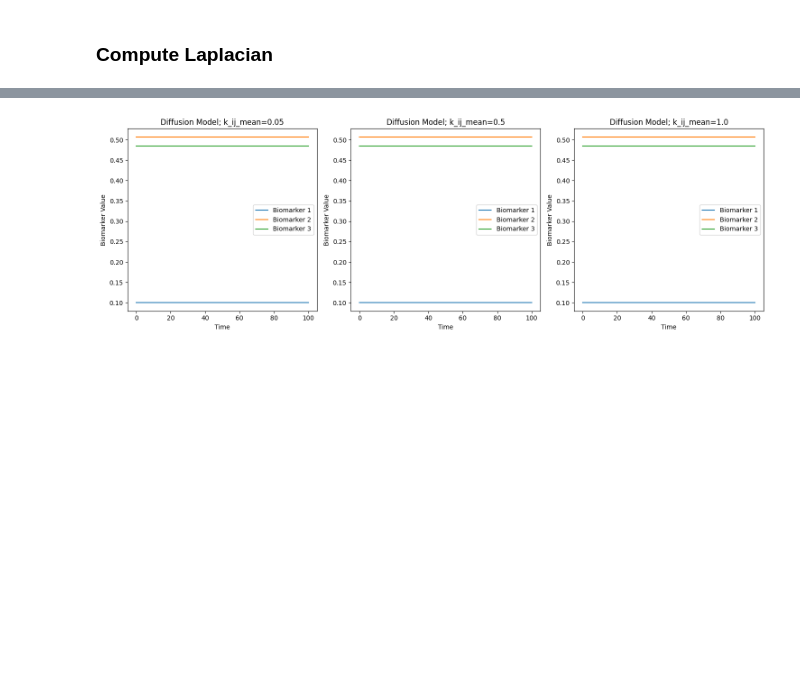
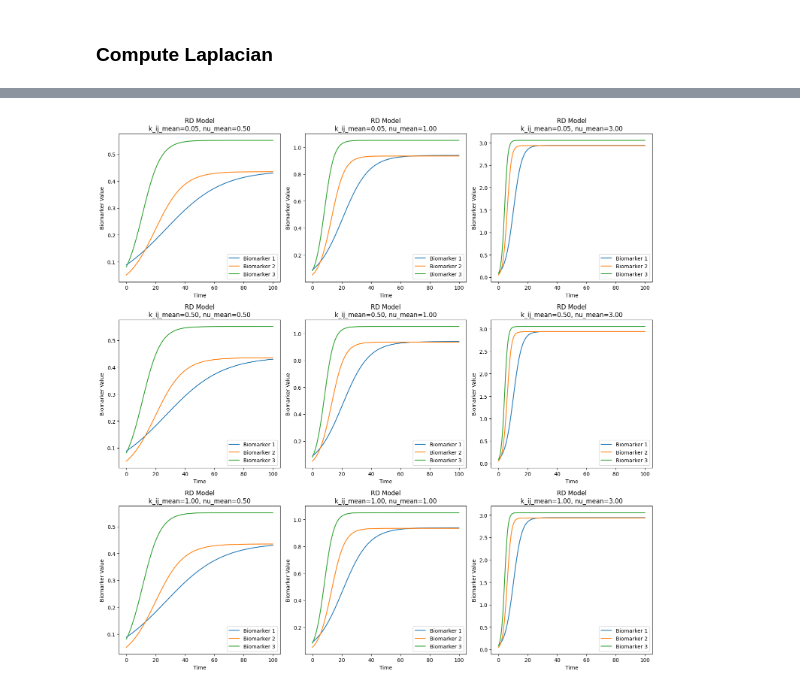
Before and after one commit to LAMCIG/Progression_models_simulations, a Jupyter notebook: notebooks/10.2-Diffusion_investigation.ipynb, the cells around one changed output, grey strips where cells are left out. Saved outputs shown, nothing was run; the diff lists cells and outputs as text; code cells hidden in the pictures; blank space fills up the shorter version.

```diff
--- a/notebooks/10.2-Diffusion_investigation.ipynb
+++ b/notebooks/10.2-Diffusion_investigation.ipynb
@@ -51,7 +53,7 @@ def random_zero_diagonal_matrix(size, random_state = 10):
     np.fill_diagonal(A, 0)
     return A
 
-def binary_zero_diagonal_matrix(size):
+def binary_fully_connected(size):
     """Generates an adjacency matrix with zero diagonal."""
     A = np.ones([size, size])
     np.fill_diagonal(A, 0)
@@ -64,12 +66,6 @@ def tridiagonal_matrix(size):
     np.fill_diagonal(A[1:, :-1], 1)
     return A
 
-def generate_laplacian_matrix(A):
-    """Generates the Laplacian matrix from the adjacency matrix as described by Garbarino."""
-    degree_matrix = np.diag(np.sum(A, axis=1))
-    laplacian_matrix = degree_matrix - A
-    return laplacian_matrix
-
 def binary_random_connections(size, max_connections, random_state=42):
     rng = np.random.RandomState(random_state)
     A = np.zeros((size, size), dtype=int)
@@ -78,6 +74,12 @@ def binary_random_connections(size, max_connections, random_state=42):
         A[i, connections] = 1
     np.fill_diagonal(A, 0)
     return A
+
+def compute_laplacian_matrix(A):
+    """Generates the Laplacian matrix from the adjacency matrix as described by Garbarino."""
+    degree_matrix = np.diag(np.sum(A, axis=1))
+    laplacian_matrix = degree_matrix - A
+    return laplacian_matrix
 # %%
 size = 3
 
@@ -181,35 +225,38 @@ def diffusion_model(A, H, k_ij_mean, random_state=None):
 # %%
-# Example of plotting the Diffusion model with different parameter sets
-size = 3
-A = tridiagonal_matrix(size)
-H = compute_laplacian(A)
+def plot_rd_subplot():
+    size = 3
+    matrix_types = ["Tridiagonal"]  # Change matrix types here if needed
 
-parameter_sets = [
-    {'k_ij_mean': 0.05},
-    {'k_ij_mean': 0.5},
-    {'k_ij_mean': 1.0}
-]
+    # Parameter sets for k_ij and nu as per the paper
+    k_ij_means = [0.05, 0.5, 1.0]  # Different k_ij means
+    nu_means = [0.5, 1.0, 3.0]     # Different nu means
 
-# Set up a 1x3 grid of subplots
-fig, axes = plt.subplots(1, 3, figsize=(15, 5))
+    fig, axes = plt.subplots(3, 3, figsize=(15, 15))
+    axes = axes.flatten()  # flatten the axes for better indexing
 
-# Run the model for each parameter set and plot the results in subplots
-for idx, params in enumerate(parameter_sets):
-    t, x = diffusion_model(A, H, **params, random_state=10)
-    ax = axes[idx]
+    idx = 0
+    for k_ij_mean in k_ij_means:
+        for nu_mean in nu_means:
+            A = get_adjacency_matrix("Tridiagonal", size)  # Change connectivity matrix here if needed
+            H = compute_laplacian_matrix(A)
 
-    for i in range(size):
-        ax.plot(t, x[i], label=f'Biomarker {i+1}')
+            t, x = reaction_diffusion_model(A, H, k_ij_mean, nu_mean, random_state=10)
 
-    # Create a title with the k_ij parameter
-    title = f"Diffusion Model; k_ij_mean={params['k_ij_mean']}"
-    ax.set_title(title)
-    ax.set_xlabel('Time')
-    ax.set_ylabel('Biomarker Value')
-    ax.legend()
+            ax = axes[idx]
+            for i in range(size):
+                ax.plot(t, x[i], label=f'Biomarker {i+1}')
 
-# Adjust layout to prevent overlap
-plt.tight_layout()
-plt.show()
+            title = f"RD Model\nk_ij_mean={k_ij_mean:.2f}, nu_mean={nu_mean:.2f}"
+            ax.set_title(title)
+            ax.set_xlabel('Time')
+            ax.set_ylabel('Biomarker Value')
+            ax.legend()
+
+            idx += 1
+
+    plt.tight_layout()
+    plt.show()
+
+plot_rd_subplot()
 # %% [output]
-[figure, old version]
+[figure, new version]
```
Also changed, not shown: parts of 9 cells of this notebook, 10 other files.
